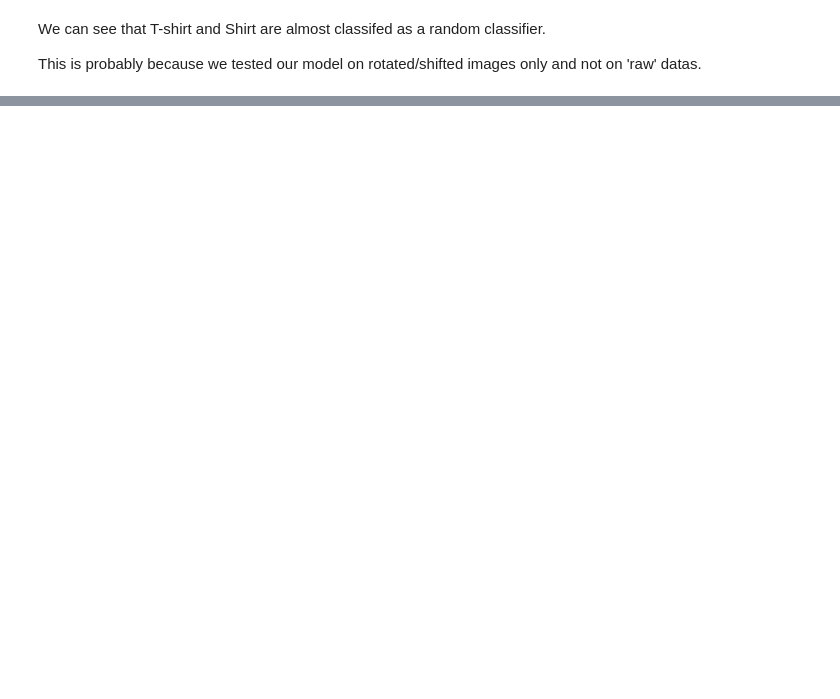
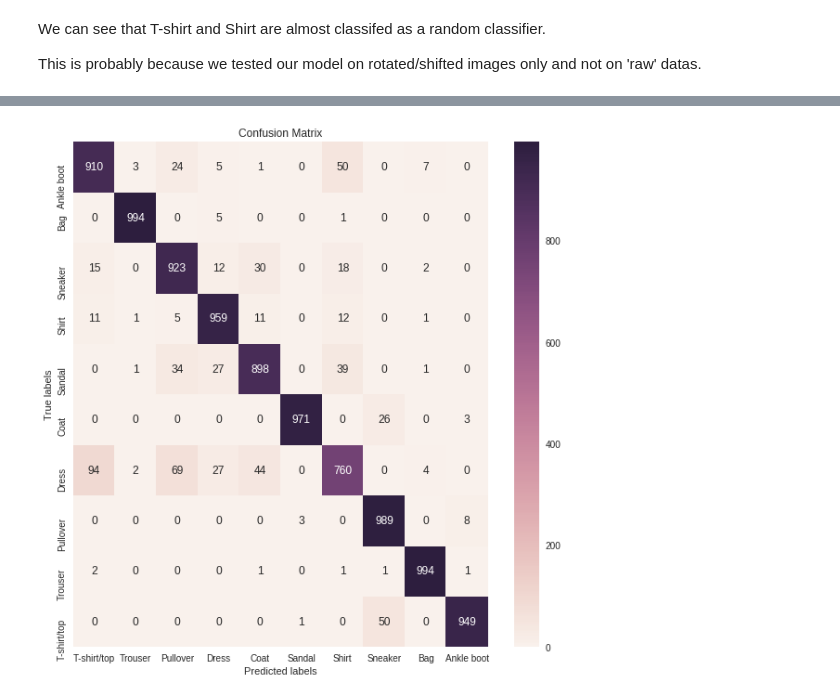
Before and after one commit to maxpv/maxpv.github.io, a Jupyter notebook: notebooks/Fashion_MNIST.ipynb, the cells around one changed output, grey strips where cells are left out. Cells and saved outputs as stored; diff of their text form; code cells hidden in the pictures; blank space fills up the shorter version.

```diff
--- a/notebooks/Fashion_MNIST.ipynb
+++ b/notebooks/Fashion_MNIST.ipynb
@@ -315,11 +334,13 @@ We can see that T-shirt and Shirt are almost classifed as a random classifier.
 
 This is probably because we tested our model on rotated/shifted images only and not on 'raw' datas.
 # %%
+bonus_epoch = 40
 history_sup = model.fit(X_train, y_train,
                      initial_epoch=stopped_at_epoch,
-                     verbose=0,
+                     verbose=2,
+                     callbacks=[early_stopping],
                      validation_data=(X_val, y_val),
-                     epochs=stopped_at_epoch+15)
+                     epochs=stopped_at_epoch+bonus_epoch)
 
 def concatenate_history(history, history2, metrics=['acc', 'loss'], validation=True):
   for metric in metrics:
@@ -336,9 +374,10 @@ plot_history(keras_history=history, metrics=['acc', 'loss'])
 # %%
 from sklearn.metrics import classification_report
 
-y_pred_test = to_categorical(model.predict(X_test).argmax(axis=1))
+y_pred_test = model.predict(X_test).argmax(axis=1)
+y_pred_test_cat = to_categorical(y_pred_test)
 
-print(classification_report(y_test, y_pred_test, target_names=classes))
+print(classification_report(y_test, y_pred_test_cat, target_names=classes))
 # %% [output]
              precision    recall  f1-score   support
 
@@ -356,0 +410,17 @@ avg / total       0.93      0.93      0.93     10000
+# %%
+# seen on stackoverflow.com/a/48018785/3198863
+
+from sklearn.metrics import confusion_matrix
+import seaborn as sns
+
+cm = confusion_matrix(y_test.argmax(axis=1), y_pred_test);
+
+fig, ax = plt.subplots(figsize=(10,10))
+sns.heatmap(cm, annot=True, ax = ax, fmt='g');
+
+ax.set_xlabel('Predicted labels');
+ax.set_ylabel('True labels');
+ax.set_title('Confusion Matrix');
+ax.xaxis.set_ticklabels(classes); ax.yaxis.set_ticklabels(classes);
+# %% [output]
+[figure, added]
```
Also changed, not shown: parts of 16 cells of this notebook.
